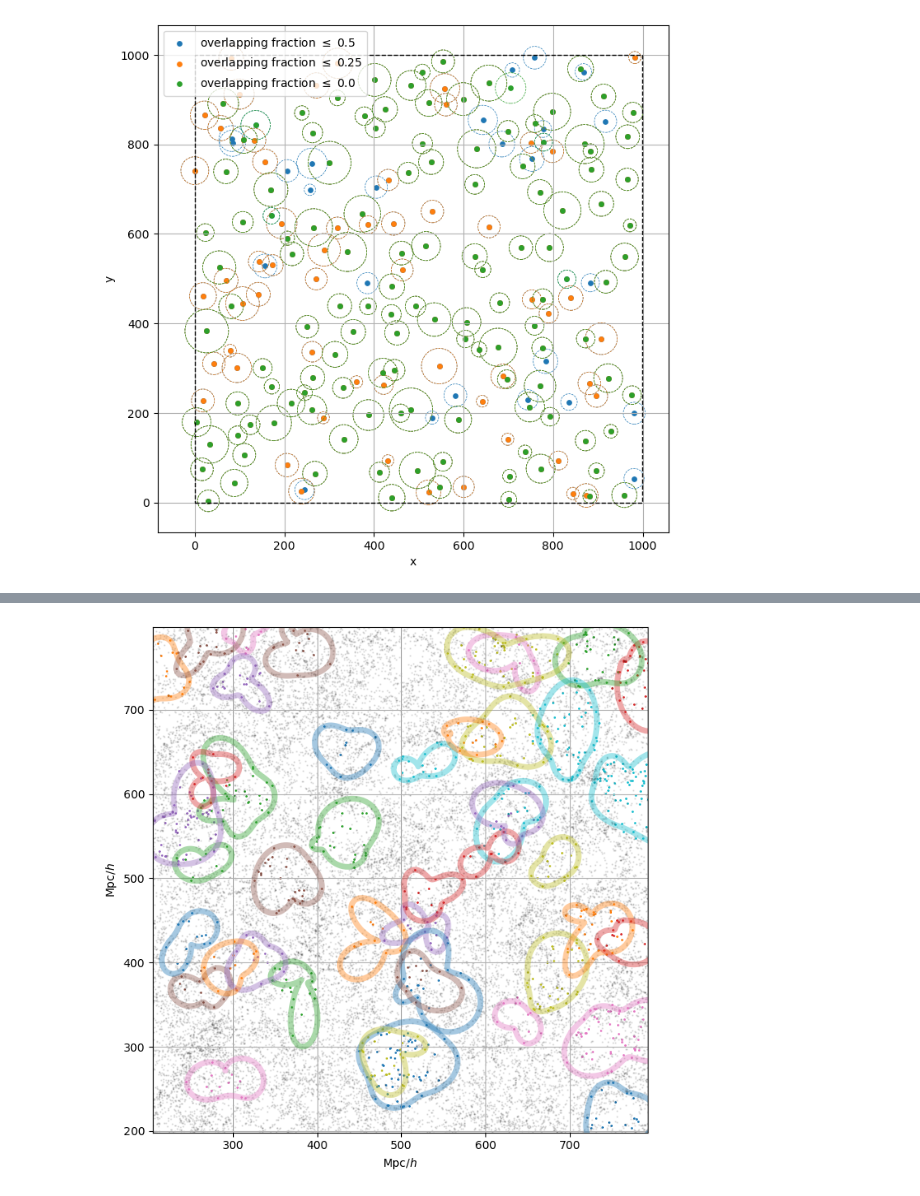
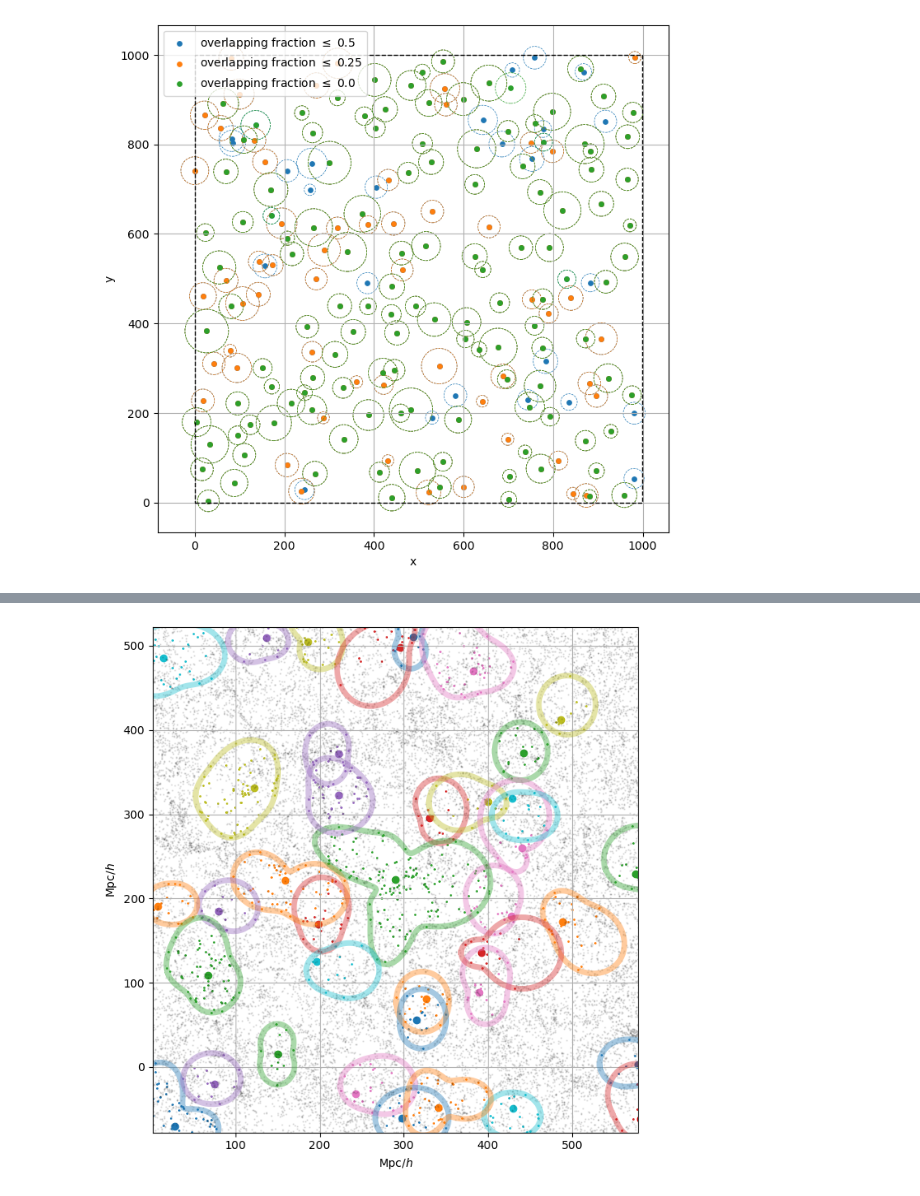
Before and after one commit to Giovanni-Verza/Voronoi_postprocess, a Jupyter notebook: example/box_vide.ipynb, the cells around one changed output, grey strips where cells are left out. Saved outputs shown, nothing was run; the diff lists cells and outputs as text; code cells hidden in the pictures.

Commit message:
plotting_function.py implemented

```diff
--- a/example/box_vide.ipynb
+++ b/example/box_vide.ipynb
@@ -17,6 +16,6 @@ In addition, the `lightcone` input should be set to `False`:
 # %%
 thresholds = [0.2,0.3]
-vide_path='/mnt/home/gverza/Desktop/Codes/Voronoi_postprocess/example/data/box/examples/example_simulation/sim_ss1.0/sample_sim_ss1.0_z0.00_d00/'
+vide_path='data/box/examples/example_simulation/sim_ss1.0/sample_sim_ss1.0_z0.00_d00/'
 th_voids = voronoi_threshold_finder(thresholds,lightcone=False,vide_path=vide_path,verbose=True)
 # %% [output]
     Loading VIDE data.
@@ -38,0 +40,2 @@ th_voids = voronoi_threshold_finder(thresholds,lightcone=False,vide_path=vide_pa
+# %%
+th_voids = voronoi_threshold_finder(thresholds,lightcone=False,vide_path=vide_path,verbose=True)
@@ -125,13 +145,0 @@ max_num_part passed: 5220 max num of voronoi in one void: 138 Nvds with num max:
-# %%
-xyz = dict()
-radius = dict()
-z_voids = dict()
-frac_ovlp = 0.5
-for thr in thresholds:
-    xyz[thr] = dict()
-    radius[thr] = dict()
-    z_voids[thr] = dict()
-    xyz[thr][frac_ovlp] = th_voids.get_values(thr,'xyz',frac_ovlp)
-    radius[thr][frac_ovlp] = th_voids.get_values(thr,'radius',frac_ovlp)
-    z_voids[thr][frac_ovlp] = th_voids.get_values(thr,'redshift',frac_ovlp)
-    #print(xyz[thr][frac_ovlp].shape,radius[thr][frac_ovlp].shape,z_voids[thr][frac_ovlp].shape)
@@ -183,62 +150,70 @@ def void_contour_2D(xyz_center,xyz_gal_in_vd,nbins=-1,npts_plot=-1,ij=(0,1)):
 # %%
+from vorothreshold.plotting_functions import void_contour_2D
 # select slab:
 ids_voro, VoroVol, VoroXYZ, RA, Dec, redshift = read_voronoi_vide(vide_path)
 
-xyz_ref = np.mean(VoroXYZ,axis=0) # the slab center has been chose as the mean galaxy position. It can be substituted with any value
+ith = len(thresholds)-1
+thr = thresholds[ith]
+
+# we center the plot on the larger void
+xyz_ref = th_voids.Xcm[np.argmax(th_voids.Ncells_in_void[:,ith]),ith,:] #np.mean(VoroXYZ,axis=0) # the slab center has been chose as the mean galaxy position. It can be substituted with any value
+
 x_thick = 300. # half-plane extension in the x direction
 y_thick = 300. # half-plane extension in the y direction
 z_thick = 100.  # half thickness of the projection along the z direction
 
-# select galaxies in the slab
-mask_gal = (VoroXYZ[:,0] >= xyz_ref[0] - x_thick) & (VoroXYZ[:,0] <= xyz_ref[0] + x_thick) & \
-           (VoroXYZ[:,1] >= xyz_ref[1] - y_thick) & (VoroXYZ[:,1] <= xyz_ref[1] + y_thick) & \
-           (VoroXYZ[:,2] >= xyz_ref[2] - z_thick) & (VoroXYZ[:,2] <= xyz_ref[2] + z_thick)
+# PBC tracers wrt xyz_ref
+xyz_trs = np.copy(VoroXYZ)
+xyz_trs[(xyz_trs - xyz_ref) > Lbox/2] -= Lbox
+xyz_trs[(xyz_trs - xyz_ref) < -Lbox/2] += Lbox
 
-ith = len(thresholds)-1
-thr = thresholds[ith]
-#id_selected = np.arange(th_voids.Xcm.shape[0])[th_voids.Ncells_in_void[:,0] > 10]
-id_ovlp_out = th_voids.get_values(thr,'id_wrt_all',frac_ovlp)
-id_wrt_all = th_voids.get_values(thr,'id_selected',frac_ovlp)
-print(id_ovlp_out.shape,id_wrt_all.shape,np.all(id_wrt_all==id_ovlp_out))
+# select tracers in the slab
+mask_trs = (xyz_trs[:,0] >= xyz_ref[0] - x_thick) & (xyz_trs[:,0] <= xyz_ref[0] + x_thick) & \
+           (xyz_trs[:,1] >= xyz_ref[1] - y_thick) & (xyz_trs[:,1] <= xyz_ref[1] + y_thick) & \
+           (xyz_trs[:,2] >= xyz_ref[2] - z_thick) & (xyz_trs[:,2] <= xyz_ref[2] + z_thick)
+
+# PBC voids wrt xyz_ref
+voids_xyz = np.copy(th_voids.Xcm[:,ith,:])
+voids_xyz[(voids_xyz - xyz_ref) > Lbox/2] -= Lbox
+voids_xyz[(voids_xyz - xyz_ref) < -Lbox/2] += Lbox
+
 # select voids with their center in the slab
-voids_xyz = th_voids.Xcm[:,ith,:] #th_voids.get_values(thr,'xyz',frac_ovlp)
 mask_voids = np.zeros(voids_xyz.shape[0],dtype=np.bool_)
-mask_voids[id_ovlp_out] = True
+mask_voids[th_voids.get_values(thr,'id_wrt_all',frac_ovlp)] = True
 mask_voids &= (voids_xyz[:,0] >= xyz_ref[0] - x_thick) & (voids_xyz[:,0] <= xyz_ref[0] + x_thick) & \
              (voids_xyz[:,1] >= xyz_ref[1] - y_thick) & (voids_xyz[:,1] <= xyz_ref[1] + y_thick) & \
              (voids_xyz[:,2] >= xyz_ref[2] - z_thick) & (voids_xyz[:,2] <= xyz_ref[2] + z_thick)
-voids_xyz = th_voids.Xcm[mask_voids,ith,:]
+voids_xyz = voids_xyz[mask_voids,:]
 id_ovlp_out = np.arange(mask_voids.shape[0])[mask_voids]
 id_progr = np.arange(mask_voids.shape[0])[mask_voids]
-#ids_voids = id_ovlp_out[mask_voids]
+
 fig = plt.figure(figsize=[7,7])
 cprogr = 0
 for iprogr in range(np.sum(mask_voids)):
     ii = id_ovlp_out[iprogr]
-    # select galaxies both in voids and in the slab
+    # select tracers both in voids and in the slab
     #print(ii,th_voids.Ncells_in_void[ii,ith])
     ids_in_voids = th_voids.ID_voro_dict[ii][:int(th_voids.Ncells_in_void[ii,ith]+1)]
-    xyz_test = th_voids.Xcm[ii,ith,:]
-    mask_gal_loop = (VoroXYZ[ids_in_voids,0] >= xyz_ref[0] - x_thick) & (VoroXYZ[ids_in_voids,0] <= xyz_ref[0] + x_thick) & \
-                    (VoroXYZ[ids_in_voids,1] >= xyz_ref[1] - y_thick) & (VoroXYZ[ids_in_voids,1] <= xyz_ref[1] + y_thick) & \
-                    (VoroXYZ[ids_in_voids,2] >= xyz_ref[2] - z_thick) & (VoroXYZ[ids_in_voids,2] <= xyz_ref[2] + z_thick)
+
+    mask_trs_loop = (xyz_trs[ids_in_voids,0] >= xyz_ref[0] - x_thick) & (xyz_trs[ids_in_voids,0] <= xyz_ref[0] + x_thick) & \
+                    (xyz_trs[ids_in_voids,1] >= xyz_ref[1] - y_thick) & (xyz_trs[ids_in_voids,1] <= xyz_ref[1] + y_thick) & \
+                    (xyz_trs[ids_in_voids,2] >= xyz_ref[2] - z_thick) & (xyz_trs[ids_in_voids,2] <= xyz_ref[2] + z_thick)
     if int(th_voids.Ncells_in_void[ii,ith]+1) < 10:
         continue
-    mask_gal[ids_in_voids] = False # remove from the general selection galaxies that are both in voids and in the slab
+    mask_trs[ids_in_voids] = False # remove from the general selection tracers that are both in voids and in the slab
 
-    # plot void contour and galaxies within it with the same color#
-    #scat = plt.scatter(VoroXYZ[ids_in_voids[mask_gal_loop],0],VoroXYZ[ids_in_voids[mask_gal_loop],1],s=1)
-    cprogr +=  cprogr == 7
+    # plot void contour and tracers within it with the same color
+    cprogr += (cprogr == 7) # skip grey
+    cprogr += (cprogr == 5) # skip brown
     cc = plt.cm.tab10(cprogr)
-    scat = plt.scatter(VoroXYZ[ids_in_voids,0],VoroXYZ[ids_in_voids,1],s=1,color=cc)
-    #plt.scatter(voids_xyz[iprogr,0],voids_xyz[iprogr,1],c=scat.get_facecolors(),alpha=1)
-    #plt.scatter(xyz_test[0],xyz_test[1],c=scat.get_facecolors(),s=5)
+    scat = plt.scatter(xyz_trs[ids_in_voids,0],xyz_trs[ids_in_voids,1],s=1,color=cc)
+    plt.scatter(voids_xyz[iprogr,0],voids_xyz[iprogr,1],c=scat.get_facecolors(),alpha=1)
 
-    plt.plot(*void_contour_2D(voids_xyz[iprogr,:],VoroXYZ[ids_in_voids,:]),lw=5,alpha=0.4,c=scat.get_facecolors())
+    plt.plot(*void_contour_2D(xyz_trs[ids_in_voids,:]),lw=5,alpha=0.4,c=scat.get_facecolors())
     cprogr = (cprogr+1)%10
 
-# plot galaxies within the slab but not belonging to selected voids in black
-plt.scatter(VoroXYZ[mask_gal,0],VoroXYZ[mask_gal,1],s=0.5,c='k',alpha=0.1)
+# plot tracers within the slab but not belonging to selected voids in black
+plt.scatter(xyz_trs[mask_trs,0],xyz_trs[mask_trs,1],s=0.5,c='k',alpha=0.1)
 plt.axis('equal')
 plt.xlabel('Mpc/$h$')
 plt.ylabel('Mpc/$h$')
@@ -246,6 +221,4 @@ plt.grid()
 fig.tight_layout()
 plt.xlim(xyz_ref[0] - x_thick*0.9,xyz_ref[0] + x_thick*0.9)
 plt.ylim(xyz_ref[1] - y_thick,xyz_ref[1] + y_thick)
-
-plt.savefig('void_contours_slab_v2.png')
 # %% [output]
@@ -253 +226 @@ plt.savefig('void_contours_slab_v2.png')
-[figure, old version]
+[figure, new version]
```
Also changed, not shown: parts of 18 cells of this notebook, 3 other files.
